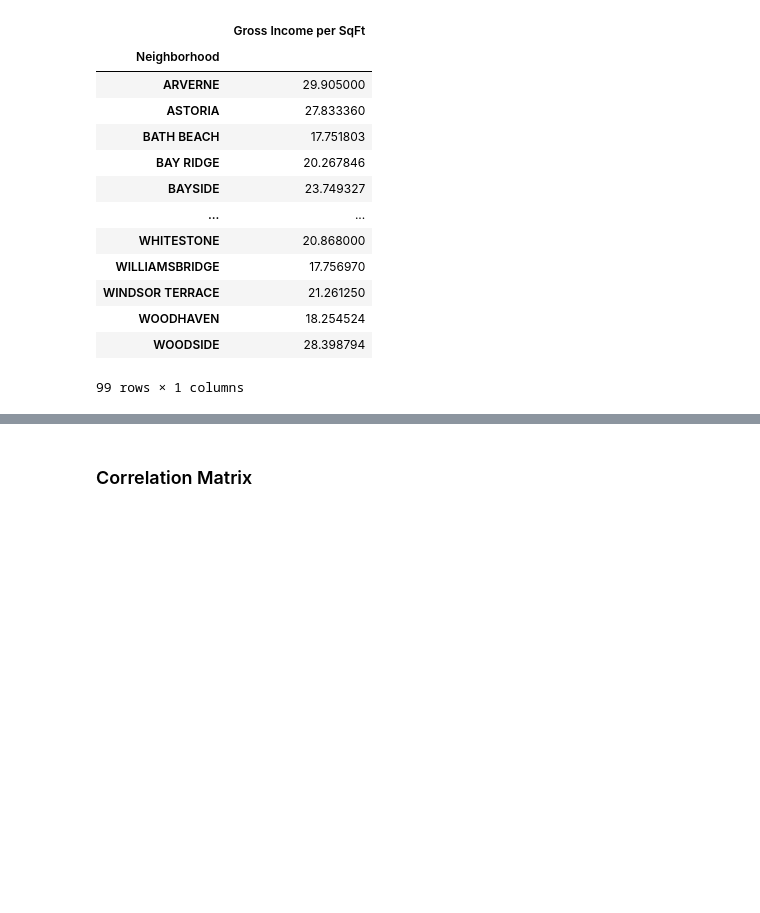
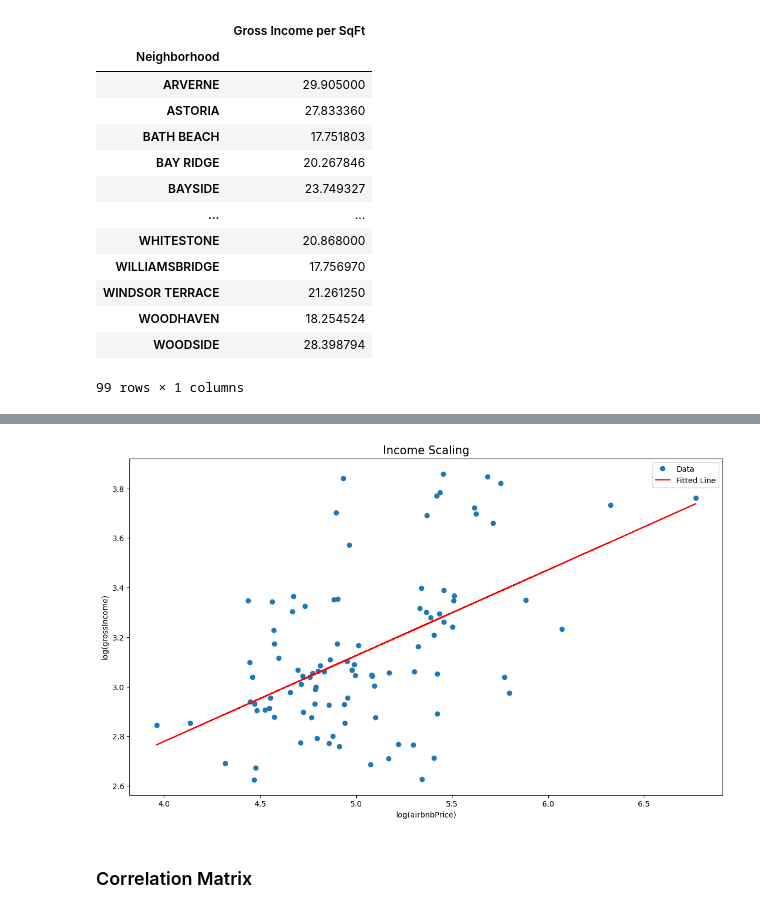
Before and after one commit to colorpool/FinalPro_NYCAirbnb, a Jupyter notebook: Airbnb_2023_11.ipynb, the cells around one changed output, grey strips where cells are left out. Saved outputs shown, nothing was run; the diff lists cells and outputs as text; code cells hidden in the pictures; blank space fills up the shorter version.

```diff
--- a/Airbnb_2023_11.ipynb
+++ b/Airbnb_2023_11.ipynb
@@ -519,3 +482,27 @@ filtered_Rental_grossIncome
+# %%
+loggrossIncome = np.log(filtered_Rental_grossIncome['Gross Income per SqFt'])
+
+# Create a new DataFrame
+dataLog = pd.DataFrame({'logairbnbPrice': logairbnbPrice, 'loggrossIncome': loggrossIncome})
+
+# Drop NaN values and reassign
+dataLog = dataLog.dropna()
+
+# Fit the model
+lmairbnbPrice = smf.ols('loggrossIncome ~ logairbnbPrice', data=dataLog).fit()
+
+# Plotting
+plt.figure(figsize=(14, 8))
+plt.plot(dataLog['logairbnbPrice'], dataLog['loggrossIncome'], 'o', label='Data')
+plt.title('Income Scaling', fontsize=15)
+plt.xlabel('log(airbnbPrice)')
+plt.ylabel('log(grossIncome)')
+plt.plot(dataLog['logairbnbPrice'], lmairbnbPrice.predict(), '-r', label='Fitted Line')
+plt.legend()
+
+plt.show()
+# %% [output]
+[figure, added]
 # %% [markdown]
 ### Correlation Matrix
 # %%
```
Also changed, not shown: parts of 35 cells of this notebook.
